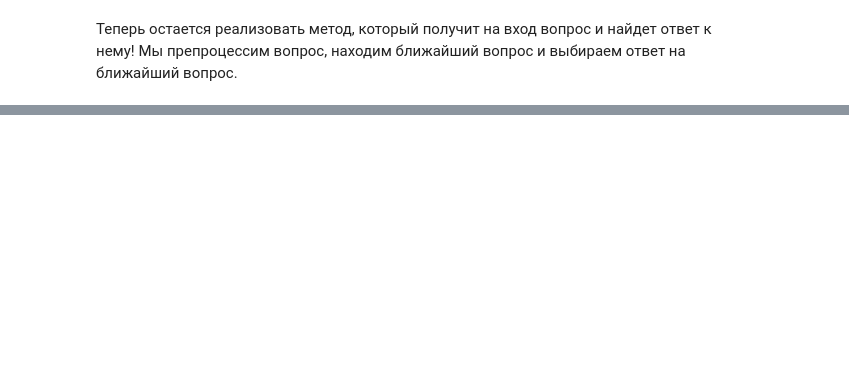
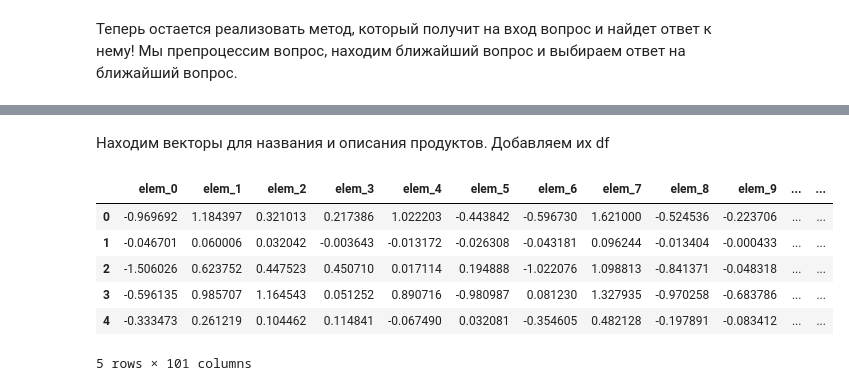
Before and after one commit to eartzhi/lessons, a Jupyter notebook: pda_01/ChatBotPractice.ipynb, the cells around one changed output, grey strips where cells are left out. Drawn from its saved outputs; the diff is of its cells as text; code cells hidden in the pictures; blank space fills up the shorter version.

```diff
--- a/pda_01/ChatBotPractice.ipynb
+++ b/pda_01/ChatBotPractice.ipynb
@@ -106,0 +134,3 @@ def find_answer(question):
+# %%
+products_title = list(products['title'])
+products_descrirption = list(products['descrirption'])
@@ -106,0 +141,51 @@ def find_answer(question):
+# %% [markdown]
+Находим векторы для названия и описания продуктов. Добавляем их df
+# %%
+p =[]
+for elem in products_title:
+    if type(elem) is str:
+        elem = preprocess_txt(elem)
+        n_w2v = 0
+        vector = np.zeros(100)
+        for word in elem:
+            if word in model.wv:
+                vector += model.wv[word]
+                n_w2v += 1
+        if n_w2v > 0:
+            vector = vector / n_w2v
+    else:
+        vector = np.zeros(100)
+    p.append(vector)
+
+
+products_title = p
+
+p =[]
+for elem in products_descrirption:
+    if type(elem) is str:
+        elem = preprocess_txt(elem)
+        n_w2v = 0
+        vector = np.zeros(100)
+        for word in elem:
+            if word in model.wv:
+                vector += model.wv[word]
+                n_w2v += 1
+        if n_w2v > 0:
+            vector = vector / n_w2v
+    else:
+        vector = np.zeros(100)
+    p.append(vector)
+
+products_descrirption = p
+# %%
+title_df = pd.DataFrame(products_title, columns=[f'elem_{elem}' for elem in range(100)])
+title_df['label']=True
+title_df.head()
+# %% [output]
+|  | elem_0 | elem_1 | elem_2 | elem_3 | elem_4 | elem_5 | elem_6 | elem_7 | elem_8 | elem_9 | ... | ... |
+| 0 | -0.969692 | 1.184397 | 0.321013 | 0.217386 | 1.022203 | -0.443842 | -0.596730 | 1.621000 | -0.524536 | -0.223706 | ... | ... |
+| 1 | -0.046701 | 0.060006 | 0.032042 | -0.003643 | -0.013172 | -0.026308 | -0.043181 | 0.096244 | -0.013404 | -0.000433 | ... | ... |
+| 2 | -1.506026 | 0.623752 | 0.447523 | 0.450710 | 0.017114 | 0.194888 | -1.022076 | 1.098813 | -0.841371 | -0.048318 | ... | ... |
+| 3 | -0.596135 | 0.985707 | 1.164543 | 0.051252 | 0.890716 | -0.980987 | 0.081230 | 1.327935 | -0.970258 | -0.683786 | ... | ... |
+| 4 | -0.333473 | 0.261219 | 0.104462 | 0.114841 | -0.067490 | 0.032081 | -0.354605 | 0.482128 | -0.197891 | -0.083412 | ... | ... |
+5 rows × 101 columns
```
Also changed, not shown: parts of 50 cells of this notebook, 4 other files.
